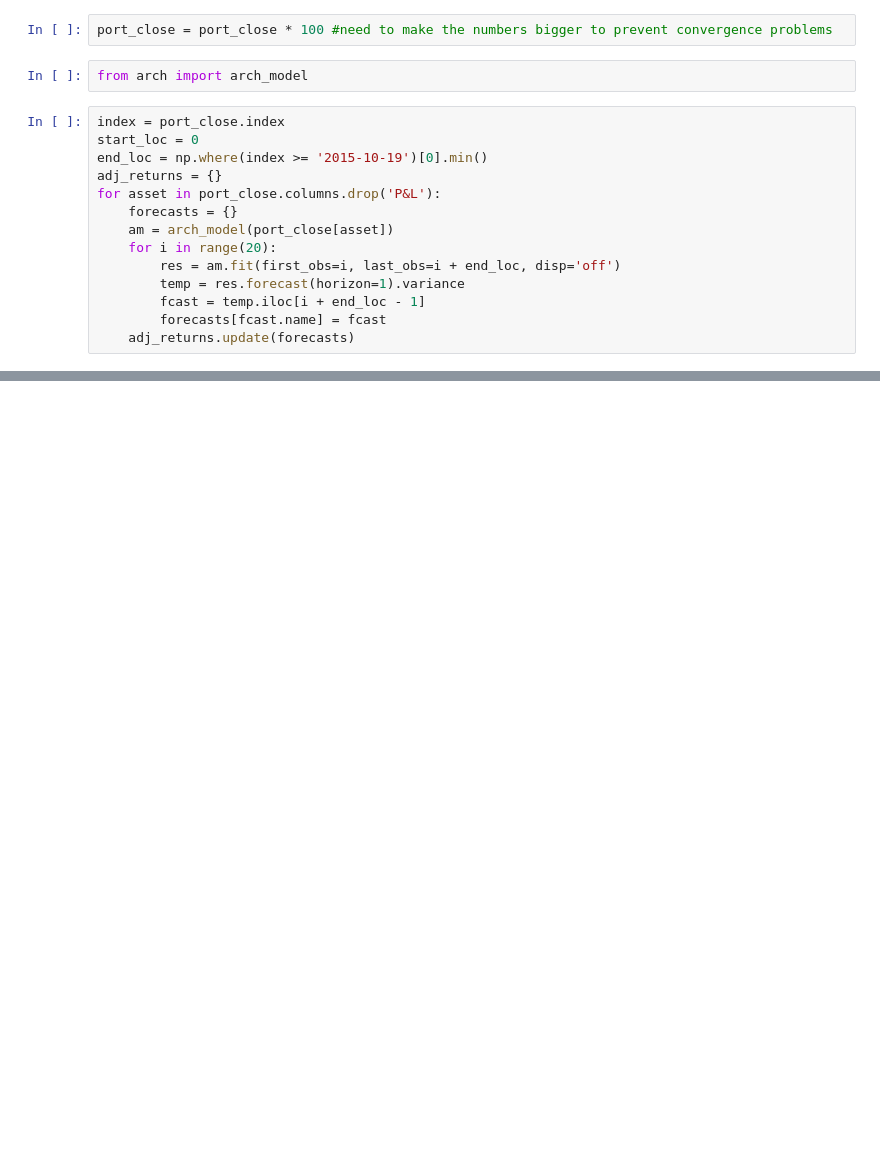
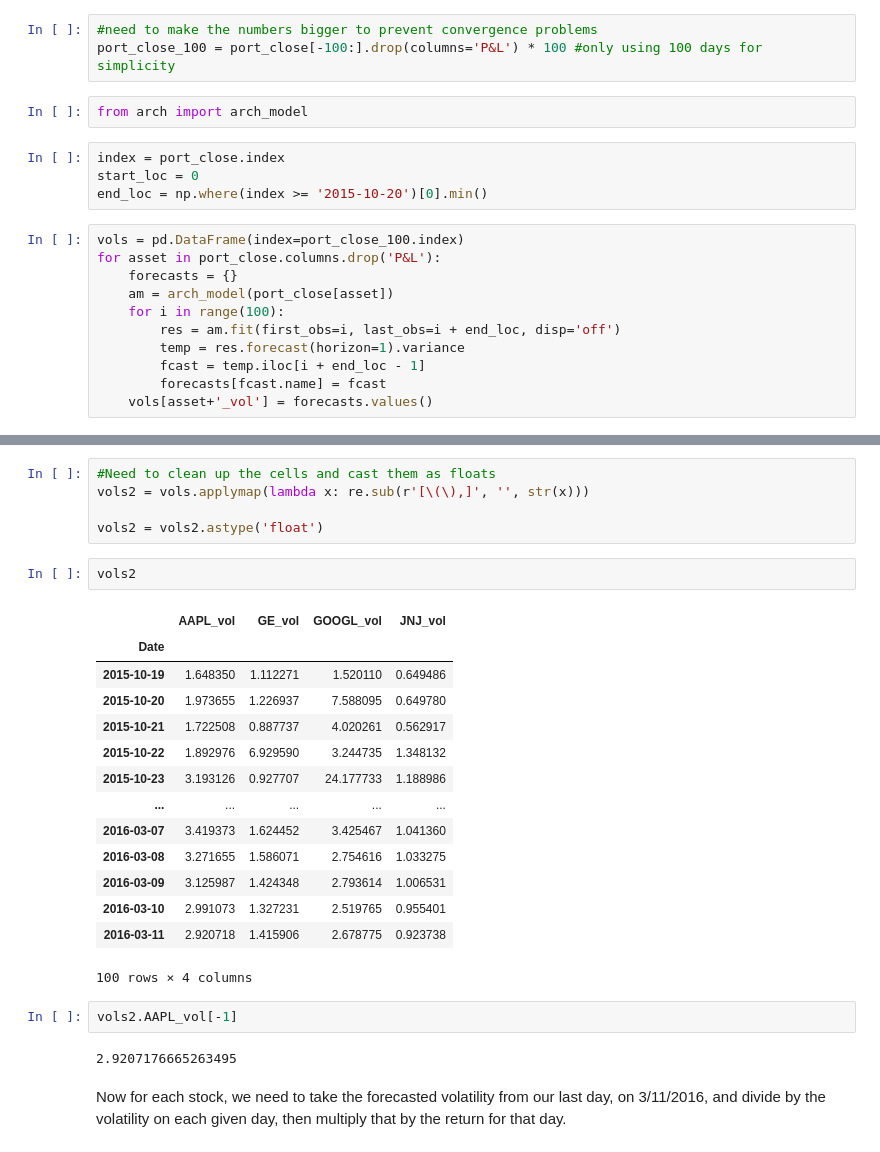
Before and after one commit to matthew-e-thomas/financial-analysis, a Jupyter notebook: Filtered_Historical_VaR.ipynb, the cells around one changed output, grey strips where cells are left out. Saved outputs shown, nothing was run; the diff lists cells and outputs as text; blank space fills up the shorter version.

Commit message:
Finished volatility-adjusted VaR

```diff
--- a/Filtered_Historical_VaR.ipynb
+++ b/Filtered_Historical_VaR.ipynb
@@ -277,20 +283,22 @@ To summarize, each return is either increased or decreased depending on how that
 # %% [markdown]
 To implement this, we need to go back to our first dataframe and look at individual asset returns. Then, we'll use a GARCH(1,1) process to forecast volatility, adjust each return, and finally come up with a new P&L based on these adjusted returns.
 # %%
-port_close = port_close * 100 #need to make the numbers bigger to prevent convergence problems
+#need to make the numbers bigger to prevent convergence problems
+port_close_100 = port_close[-100:].drop(columns='P&L') * 100 #only using 100 days for simplicity
 # %%
 from arch import arch_model
+# %%
+index = port_close.index
+start_loc = 0
+end_loc = np.where(index >= '2015-10-20')[0].min()
 # %%
-index = port_close.index
-start_loc = 0
-end_loc = np.where(index >= '2015-10-19')[0].min()
-adj_returns = {}
+vols = pd.DataFrame(index=port_close_100.index)
 for asset in port_close.columns.drop('P&L'):
     forecasts = {}
     am = arch_model(port_close[asset])
-    for i in range(20):
+    for i in range(100):
         res = am.fit(first_obs=i, last_obs=i + end_loc, disp='off')
         temp = res.forecast(horizon=1).variance
         fcast = temp.iloc[i + end_loc - 1]
         forecasts[fcast.name] = fcast
-    adj_returns.update(forecasts)
+    vols[asset+'_vol'] = forecasts.values()
@@ -320,0 +305,28 @@ Timestamp('2015-11-12 00:00:00')
+# %%
+#Need to clean up the cells and cast them as floats
+vols2 = vols.applymap(lambda x: re.sub(r'[\(\),]', '', str(x)))
+
+vols2 = vols2.astype('float')
+# %%
+vols2
+# %% [output]
+|  | AAPL_vol | GE_vol | GOOGL_vol | JNJ_vol |
+| Date |  |  |  |  |
+| 2015-10-19 | 1.648350 | 1.112271 | 1.520110 | 0.649486 |
+| 2015-10-20 | 1.973655 | 1.226937 | 7.588095 | 0.649780 |
+| 2015-10-21 | 1.722508 | 0.887737 | 4.020261 | 0.562917 |
+| 2015-10-22 | 1.892976 | 6.929590 | 3.244735 | 1.348132 |
+| 2015-10-23 | 3.193126 | 0.927707 | 24.177733 | 1.188986 |
+| ... | ... | ... | ... | ... |
+| 2016-03-07 | 3.419373 | 1.624452 | 3.425467 | 1.041360 |
+| 2016-03-08 | 3.271655 | 1.586071 | 2.754616 | 1.033275 |
+| 2016-03-09 | 3.125987 | 1.424348 | 2.793614 | 1.006531 |
+| 2016-03-10 | 2.991073 | 1.327231 | 2.519765 | 0.955401 |
+| 2016-03-11 | 2.920718 | 1.415906 | 2.678775 | 0.923738 |
+100 rows × 4 columns
+# %%
+vols2.AAPL_vol[-1]
+# %% [output]
+2.9207176665263495
+# %% [markdown]
+Now for each stock, we need to take the forecasted volatility from our last day, on 3/11/2016, and divide by the volatility on each given day, then multiply that by the return for that day.
```
Also changed, not shown: parts of 17 cells of this notebook.
